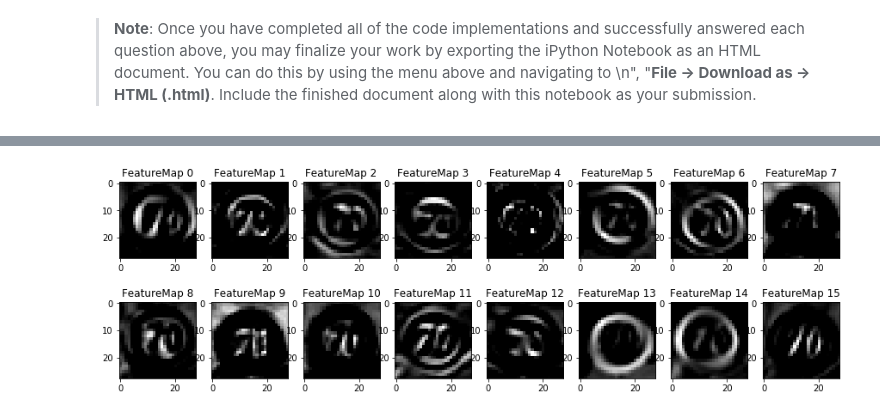
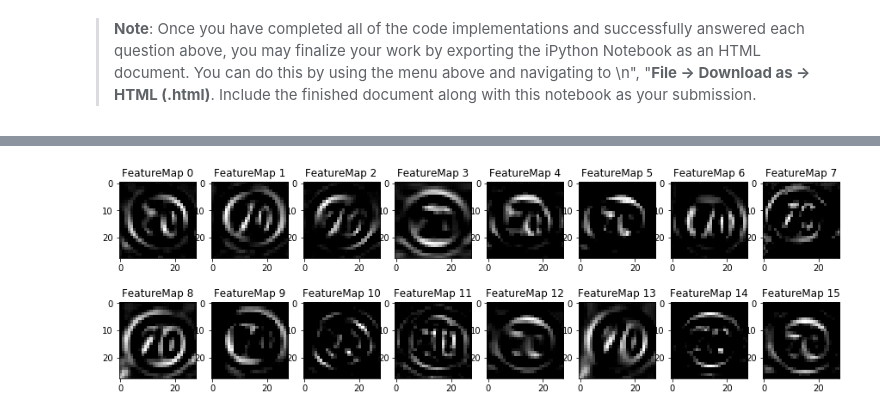
Before and after one commit to clarkli86/CarND-Traffic-Sign-Classifier-Project, a Jupyter notebook: Traffic_Sign_Classifier.ipynb, the cells around one changed output, grey strips where cells are left out. Cells and saved outputs as stored; diff of their text form; code cells hidden in the pictures.

Commit message:
Grayscale images - accuracy 98%

```diff
--- a/Traffic_Sign_Classifier.ipynb
+++ b/Traffic_Sign_Classifier.ipynb
@@ -618,10 +617,11 @@ y_download = np.array(download['labels'])
 if GRAY_SCALE:
     X_download = []
     for i in range(len(download['features'])):
-        X_download.append(cv2.cvtColor(download['features'][i], cv2.COLOR_BGR2GRAY))
+        img = cv2.cvtColor(download['features'][i], cv2.COLOR_BGR2GRAY)
+        X_download.append(img.reshape(32, 32, NUM_CHANNELS))
 
 # Convert pixels to signed before normalising
-X_download = X_download.astype(np.int16)
+X_download = np.array(X_download).astype(np.int16)
 # Normalise features
 X_download = (X_download - 128) / 128
 # %%
@@ -643,7 +643,7 @@ saver = tf.train.Saver()
 with tf.Session() as sess:
     sess.run(tf.global_variables_initializer())
     saver.restore(sess, './lenet')
-    predict_operation = tf.argmax(tensors['logits']), 1
+    predict_operation = tf.argmax(tensors['logits'], 1)
     predicted_class_ids = predict(X_download, y_download, predict_operation, tensors['dropout_keep_prob'])
 
     # Read lable names from signnames.csv
@@ -651,7 +651,7 @@ with tf.Session() as sess:
     for i in range(len(predicted_class_ids)):
         fig.add_subplot(4, 4, i + 1)
         class_id = predicted_class_ids[i]
-        color = 'black' if class_id == download['labels'][i] else 'red'
+        color = 'green' if class_id == download['labels'][i] else 'red'
         plt.title('Predicted as ' + str(class_id) + ' - ' + class_names[class_id], color=color)
         plt.imshow(download['features'][i])
     plt.show()
@@ -667,7 +664,7 @@ Caused by op 'save/RestoreV2_20', defined at:
 ### For example, if the model predicted 1 out of 5 signs correctly, it's 20% accurate on these new images.
 
 tf.reset_default_graph()
-(x, y), training_operation, _, accuracy_operation, tensors = LeNet(is_training=False)
+(x, y), _, accuracy_operation, tensors = LeNet(is_training=False)
 saver = tf.train.Saver()
 
 with tf.Session() as sess:
@@ -735,7 +732,7 @@ def top_5(X_data, y_data, logits, dropout_keep_prob):
 
 # Restore model and try to predict
 tf.reset_default_graph()
-(x, y), training_operation, _, _, tensors = LeNet(is_training=False)
+(x, y), _, _, tensors = LeNet(is_training=False)
 saver = tf.train.Saver()
 
 with tf.Session() as sess:
@@ -796,32 +793,32 @@ For an example of what feature map outputs look like, check out NVIDIA's results
 def outputFeatureMap(image_input, tf_activation, activation_min=-1, activation_max=-1 ,plt_num=1):
     # Here make sure to preprocess your image_input in a way your network expects
     # with size, normalization, ect if needed
     # image_input =
     # Note: x should be the same name as your network's tensorflow data placeholder variable
     # If you get an error tf_activation is not defined it may be having trouble accessing the variable from inside a function
     activation = tf_activation.eval(session=sess,feed_dict={x : image_input})
     featuremaps = activation.shape[3]
     plt.figure(plt_num, figsize=(15,15))
     for featuremap in range(featuremaps):
         plt.subplot(6,8, featuremap+1) # sets the number of feature maps to show on each row and column
         plt.title('FeatureMap ' + str(featuremap)) # displays the feature map number
         if activation_min != -1 & activation_max != -1:
             plt.imshow(activation[0,:,:, featuremap], interpolation="nearest", vmin =activation_min, vmax=activation_max, cmap="gray")
         elif activation_max != -1:
             plt.imshow(activation[0,:,:, featuremap], interpolation="nearest", vmax=activation_max, cmap="gray")
         elif activation_min !=-1:
             plt.imshow(activation[0,:,:, featuremap], interpolation="nearest", vmin=activation_min, cmap="gray")
         else:
             plt.imshow(activation[0,:,:, featuremap], interpolation="nearest", cmap="gray")
 
 tf.reset_default_graph()
 (x, y), _, _, tensors = LeNet(is_training=False)
 saver = tf.train.Saver()
 
 with tf.Session() as sess:
     sess.run(tf.global_variables_initializer())
     saver.restore(sess, './lenet')
 
-    outputFeatureMap(X_download[0].reshape(1, 32, 32, NUM_CHANNELS), tenfors['c1'])
+    outputFeatureMap(X_download[0].reshape(1, 32, 32, NUM_CHANNELS), tensors['c1'])
 # %% [output]
-[figure, old version]
+[figure, new version]
```
Also changed, not shown: parts of 7 cells of this notebook.
